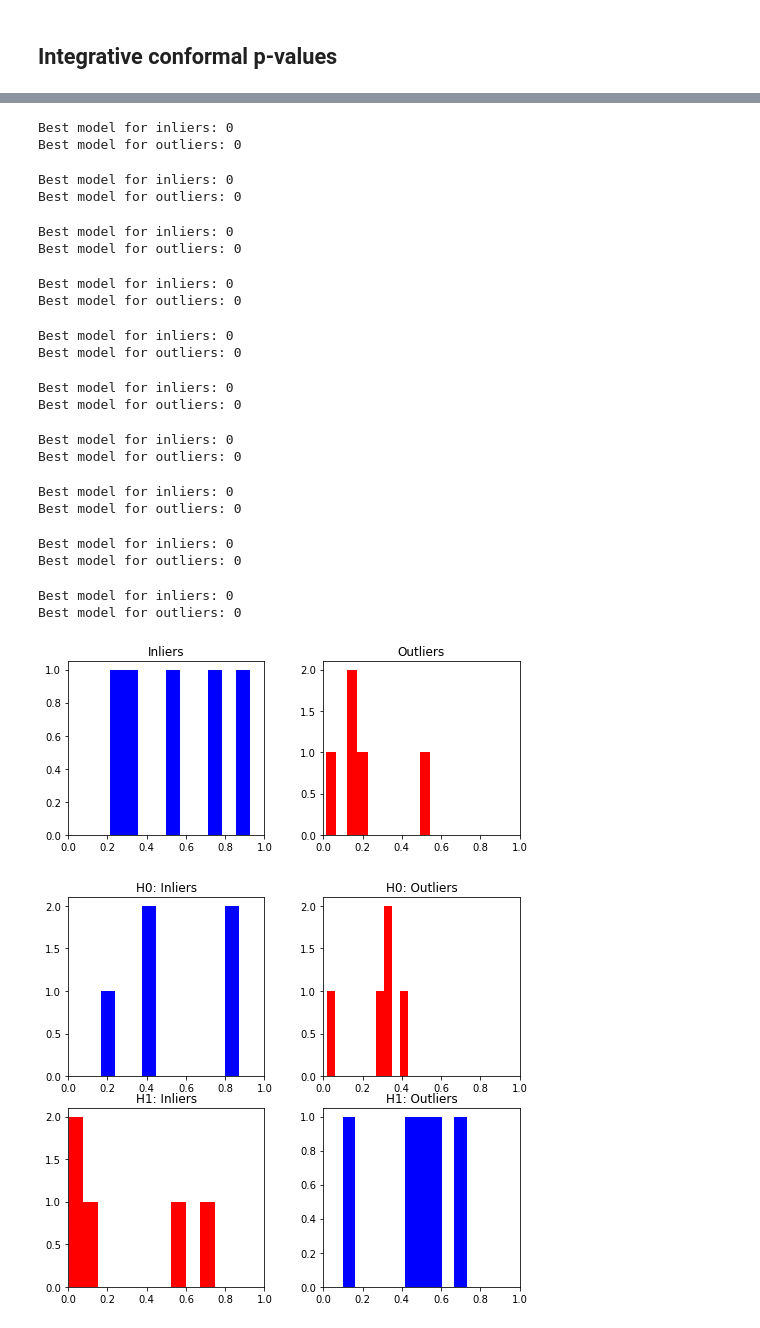
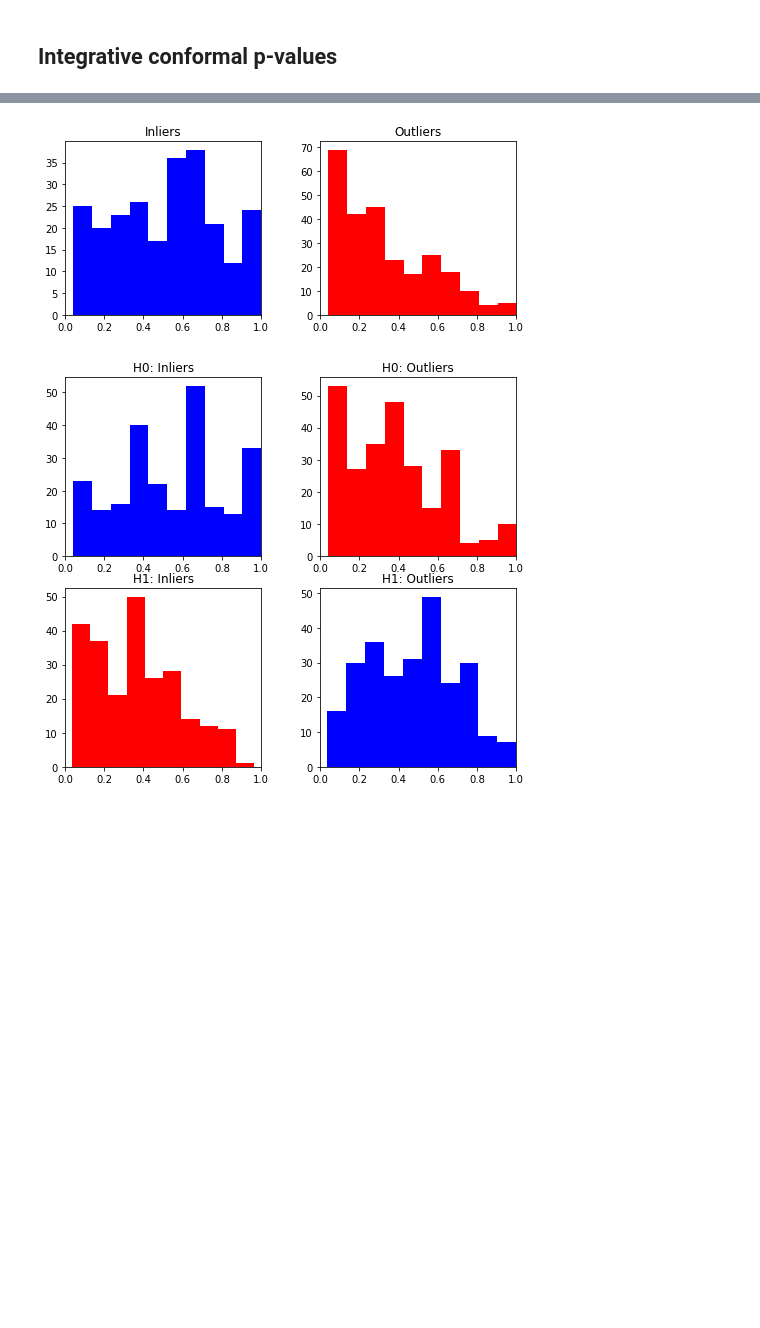
Before and after one commit to ZiyiLiang/weighted_conformal_pvalues, a Jupyter notebook: examples/example-2-cv.ipynb, the cells around one changed output, grey strips where cells are left out. Saved outputs shown, nothing was run; the diff lists cells and outputs as text; code cells hidden in the pictures; blank space fills up the shorter version.

```diff
--- a/examples/example-2-cv.ipynb
+++ b/examples/example-2-cv.ipynb
@@ -38,34 +43,35 @@ from models import GaussianMixture, ConcentricCircles, ConcentricCircles2, Conce
 
 random_state = 2023
 
-model_name = "circles"
+model_name = "BinomialModel"
 
+# all models will have a relatively small training/calibration dataset, and we expect CV methods to be more powerful
 if model_name == "GaussianMixture":
     p = 20        # Number of features
     a = 0.25         # Signal amplitude
     model = GaussianMixture(p, a, random_state=random_state)
     purity = 0.8    # Proportion of inliers
-    n = 1000          # Number of observations
+    n = 50          # Number of observations
 
 elif model_name == "circles":
     p = 1000        # Number of features
     a = 0.7        # Signal amplitude
     model = ConcentricCirclesMixture(p, a, random_state=random_state)
     purity = 0.5      # Proportion of inliers
-    n = 1000          # Number of observations
+    n = 50          # Number of observations
 
 elif model_name == "BinomialModel":
     p = 100        # Number of features
     a = 5          # Signal amplitude
     model = BinomialModel(p, a, random_state=random_state)
     purity = 0.5     # Proportion of inliers
-    n = 100          # Number of observations
+    n = 50          # Number of observations
 
 else:
     print("Error: unknown model name!")
 
 
-n_test = 10     # Number of test points
+n_test = 500    # Number of test points
 purity_test = 0.5 # Proportion of inliers in test set
 
 X, Y = model.sample(n, purity)
@@ -341,5 +347,7 @@ Fitting a one-class classification model on 250 data points... done.
 # %%
 from methods_cv import IntegrativeConformal as CVIntegrativeConformal
+import warnings
+warnings.filterwarnings("ignore")
 
 # Extract the inliers from the data
 X_in = X[Y==0]
@@ -351,7 +359,7 @@ bboxes_one = bbox_occ_list
 # Compute the p-values
 method_int_cv = CVIntegrativeConformal(X_in, X_out,
                                        bboxes_one=bboxes_one, bboxes_two=bbox_bc_list,
-                                       n_folds=4, ratio=True, tuning=True)
+                                       n_folds=4, ratio=True, tuning=True, verbose=False)
 pvals_int_cv, pvals_int_cv_0, pvals_int_cv_1 = method_int_cv.compute_pvalues(X_test, return_prepvals=True)
 
 ## Plot the p-values
@@ -403,25 +395,5 @@ Fitting the black-box model 3 on fold 3, which contains 375 outliers... done.
-Best model for inliers: 0
-Best model for outliers: 0
-Best model for inliers: 0
-Best model for outliers: 0
-Best model for inliers: 0
-Best model for outliers: 0
-Best model for inliers: 0
-Best model for outliers: 0
-Best model for inliers: 0
-Best model for outliers: 0
-Best model for inliers: 0
-Best model for outliers: 0
-Best model for inliers: 0
-Best model for outliers: 0
-Best model for inliers: 0
-Best model for outliers: 0
-Best model for inliers: 0
-Best model for outliers: 0
-Best model for inliers: 0
-Best model for outliers: 0
-[figure, old version]
+[figure, new version]
-[figure, old version]
+[figure, new version]
 # %%
 def qq_plot(data, reference, ax, color=None, label=None, logarithm=False):
     sample_size = len(data)
```
Also changed, not shown: parts of 12 cells of this notebook, 10 other files.
